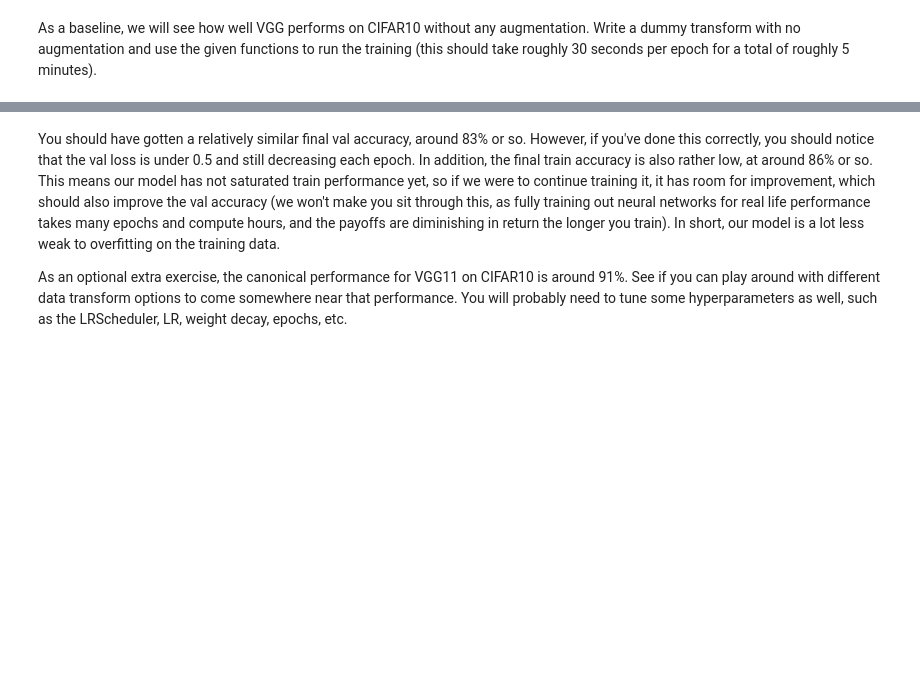
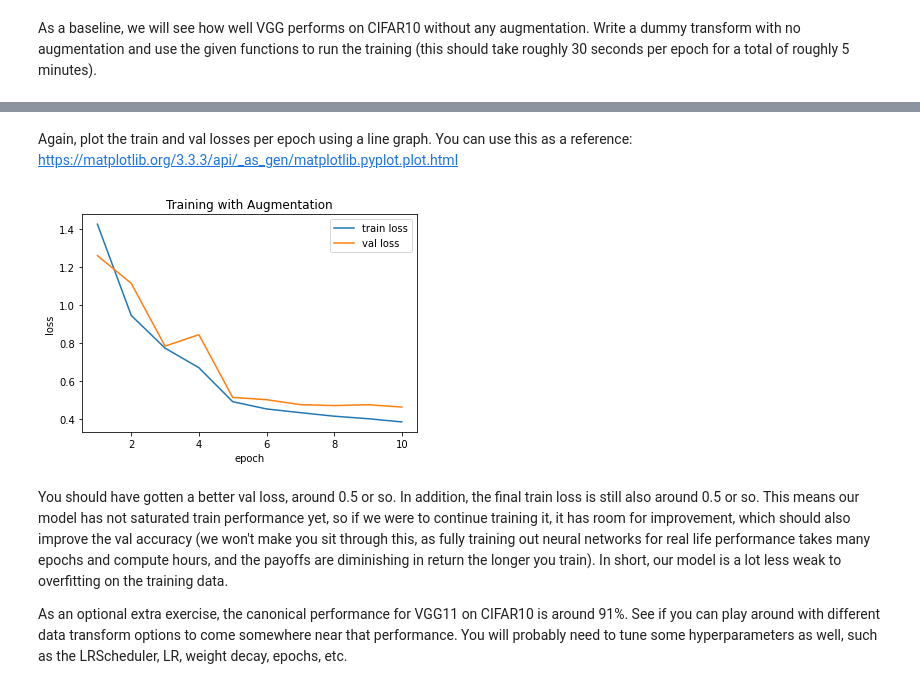
Before and after one commit to khsu2000/nants, a Jupyter notebook: Assignments/DataAugNorm/DataAugSol.ipynb, the cells around one changed output, grey strips where cells are left out. Saved outputs shown, nothing was run; the diff lists cells and outputs as text; code cells hidden in the pictures; blank space fills up the shorter version.

```diff
--- a/Assignments/DataAugNorm/DataAugNormSol.ipynb
+++ b/Assignments/DataAugNorm/DataAugSol.ipynb
@@ -314,7 +339,7 @@ final_train_transform = transforms.Compose([
         transforms.ToTensor(),
         transforms.Normalize(mean=mean, std=std)
     ])
-runTraining(final_train_transform, val_transform)
+final_train_losses, final_val_losses = runTraining(final_train_transform, val_transform)
 #end student code
 # %% [output]
 loading data...
@@ -337,4 +362,21 @@ Validation Loss: 0.447 | Acc: 84.630% (8463/10000)
+# %% [markdown]
+Again, plot the train and val losses per epoch using a line graph. You can use this as a reference: https://matplotlib.org/3.3.3/api/_as_gen/matplotlib.pyplot.plot.html
+# %%
+#begin student code
+epochs = [i+1 for i in range(10)]
+
+plt.plot(epochs, final_train_losses, label="train loss")
+plt.plot(epochs, final_val_losses, label="val loss")
+plt.xlabel("epoch")
+plt.ylabel("loss")
+plt.legend()
+plt.title("Training with Augmentation")
+plt.show()
+
+#end student code
+# %% [output]
+[figure, added]
 # %% [markdown]
-You should have gotten a relatively similar final val accuracy, around 83% or so. However, if you've done this correctly, you should notice that the val loss is under 0.5 and still decreasing each epoch. In addition, the final train accuracy is also rather low, at around 86% or so. This means our model has not saturated train performance yet, so if we were to continue training it, it has room for improvement, which should also improve the val accuracy (we won't make you sit through this, as fully training out neural networks for real life performance takes many epochs and compute hours, and the payoffs are diminishing in return the longer you train). In short, our model is a lot less weak to overfitting on the training data.
+You should have gotten a better val loss, around 0.5 or so. In addition, the final train loss is still also around 0.5 or so. This means our model has not saturated train performance yet, so if we were to continue training it, it has room for improvement, which should also improve the val accuracy (we won't make you sit through this, as fully training out neural networks for real life performance takes many epochs and compute hours, and the payoffs are diminishing in return the longer you train). In short, our model is a lot less weak to overfitting on the training data.
 
 As an optional extra exercise, the canonical performance for VGG11 on CIFAR10 is around 91%. See if you can play around with different data transform options to come somewhere near that performance. You will probably need to tune some hyperparameters as well, such as the LRScheduler, LR, weight decay, epochs, etc.
```
Also changed, not shown: parts of 10 cells of this notebook.
